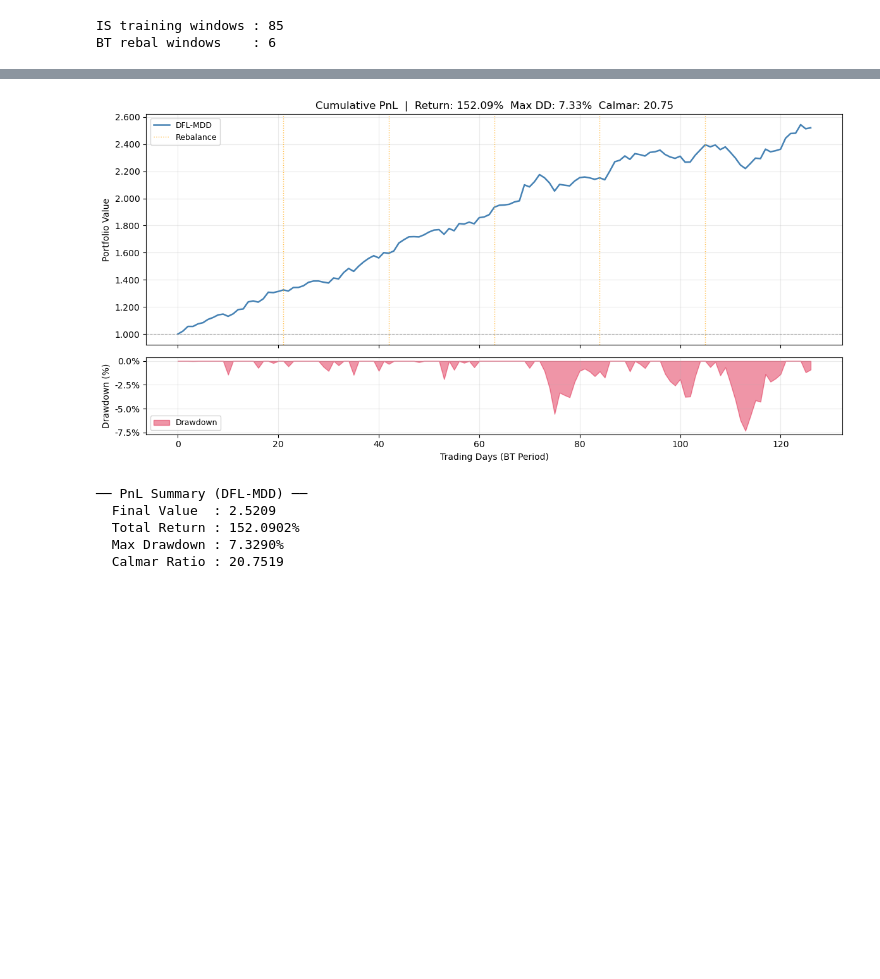
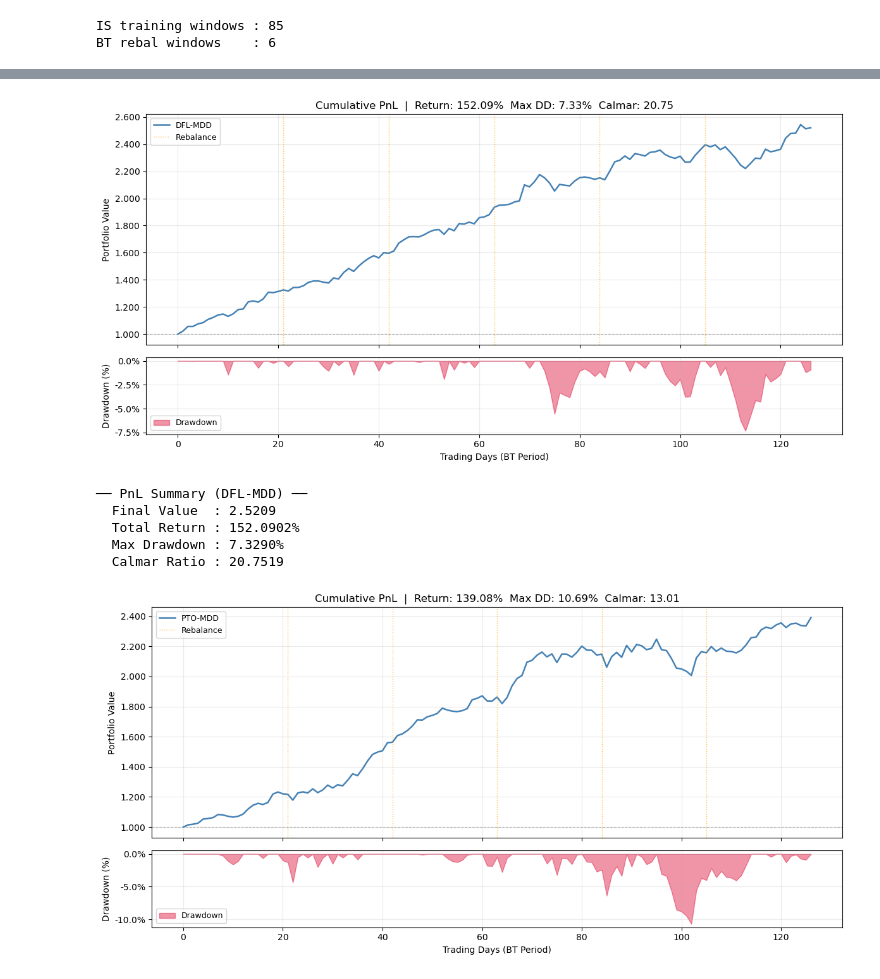
Before and after one commit to taekyounglee1224/cvxpy-portfolio-lab, a Jupyter notebook: DFL-MDD/main.ipynb, the cells around one changed output, grey strips where cells are left out. Cells and saved outputs as stored; diff of their text form; code cells hidden in the pictures; blank space fills up the shorter version.

```diff
--- a/DFL-MDD/main.ipynb
+++ b/DFL-MDD/main.ipynb
@@ -149,4 +138,33 @@ from dfl_mdd import (
 # %%
+
+
+from dfl_mdd import (
+    PredictionModel,
+    build_optimization_layer,
+    solve_portfolio,
+    compute_cumulative_path,
+    compute_realized_path,
+    compute_return,
+    compute_max_drawdown,
+    dfl_loss,
+    forward_pass,
+    backtest_dfl_mdd,
+    plot_pnl,
+)
+
+from pto_mdd  import train_pto_mdd,  backtest_pto_mdd
+from pto_mvo  import train_pto_mvo,  backtest_pto_mvo
+
+# 각 모델은 독립적인 PredictionModel 인스턴스 사용 (가중치 공유 X)
+model_pto_mdd = PredictionModel(INPUT_DIM, HIDDEN_DIM, N, M)
+model_pto_mvo = PredictionModel(INPUT_DIM, HIDDEN_DIM, N, M)
+
+train_pto_mdd(model_pto_mdd, is_samples, EPOCHS, BATCH_SIZE, LR)
+train_pto_mvo(model_pto_mvo, is_samples, EPOCHS, BATCH_SIZE, LR)
+
+# 시드 재고정
+np.random.seed(42)
+torch.manual_seed(42)
 
 pred_model = PredictionModel(INPUT_DIM, HIDDEN_DIM, N, M)
 opt_layer  = build_optimization_layer(N, M)
@@ -183,40 +201,46 @@ for epoch in range(EPOCHS):
         print(f"  Epoch {epoch+1:3d}/{EPOCHS}  loss = {np.mean(ep_loss):.6f}")
 
 
-pred_model.eval()
-bt_results = []
+bt_dfl_mdd = backtest_dfl_mdd(
+    pred_model    = pred_model,
+    opt_layer     = opt_layer,
+    rebal_samples = rebal_samples,
+    N             = HORIZON,
+    d             = d,
+    C             = C,
+    n1            = n1,
+    x_min         = x_min,
+    x_max         = x_max,
+    stock_names   = stock_names,
+)
 
-print("\n── Backtest (walk-forward, monthly rebalancing) ──")
-print(f"{'Win':>4}  {'R_real':>8}  {'MDD':>8}  {'Top-3 weights'}")
-print("-" * 55)
 
-for i, (z_np, r_np) in enumerate(rebal_samples):
-    z      = torch.tensor(z_np[None],  dtype=torch.float32)
-    r_real = torch.tensor(r_np[None],  dtype=torch.float32)
 
-    with torch.no_grad():
-        r_hat = pred_model(z)
+bt_pto_mdd = backtest_pto_mdd(
+    pred_model   = model_pto_mdd,
+    rebal_samples= rebal_samples,
+    N            = HORIZON,
+    d            = d,
+    C            = C,
+    n1           = n1,
+    x_min        = x_min,
+    x_max        = x_max,
+    stock_names  = stock_names,
+)
 
-    y_hat  = compute_cumulative_path(r_hat)
-    x_star = solve_portfolio(y_hat.detach(), opt_layer, n1, C, x_min, x_max)
+bt_pto_mvo = backtest_pto_mvo(
+    pred_model   = model_pto_mvo,
+    rebal_samples= rebal_samples,
+    N            = HORIZON,
+    d            = d,
+    C            = C,
+    lam_mvo      = 1.0,
+    x_min        = x_min,
+    x_max        = x_max,
+    stock_names  = stock_names,
+)
 
-    y_real = compute_cumulative_path(r_real)
-    w_real = compute_realized_path(x_star, y_real)
-    R_real = compute_return(w_real, d, C)
-    M_real = compute_max_drawdown(w_real)
-
-    w = x_star[0].numpy()
-    top3 = {stock_names[j]: round(w[j], 3)
-            for j in np.argsort(w)[-3:][::-1]}
-
-    bt_results.append({
-        "window": i + 1,
-        "weights": w,
-        "w_real":  w_real[0].detach().numpy(),
-        "R_real":  R_real[0].item(),
-        "M_real":  M_real[0].item(),
-    })
-    print(f"  {i+1:2d}  {R_real[0].item():8.4f}  {M_real[0].item():8.4f}  {top3}")
-
-plot_pnl(bt_results, horizon=HORIZON, label = 'DFL-MDD')
+plot_pnl(bt_dfl_mdd, horizon=HORIZON, label = "DFL-MDD")
+plot_pnl(bt_pto_mdd, horizon=HORIZON, label = 'PTO-MDD')
+plot_pnl(bt_pto_mvo, horizon=HORIZON, label = 'PTO-MVO')
 # %% [output]
@@ -240,6 +264,7 @@ plot_pnl(bt_results, horizon=HORIZON, label = 'DFL-MDD')
 [figure]
 ── PnL Summary (DFL-MDD) ──
   Final Value  : 2.5209
   Total Return : 152.0902%
   Max Drawdown : 7.3290%
   Calmar Ratio : 20.7519
+[figure, added]
```
Also changed, not shown: parts of 5 cells of this notebook, 1 other file.
